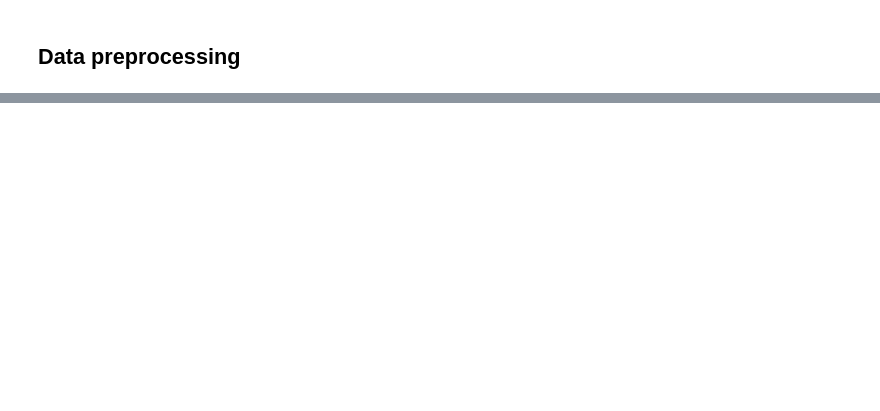
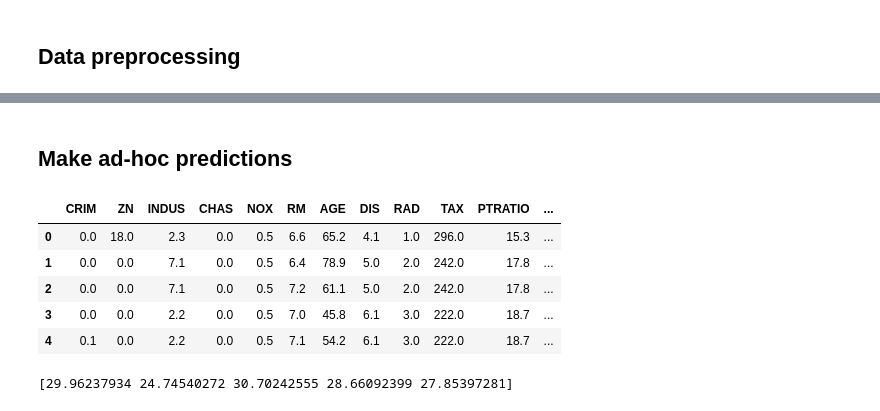
Before and after one commit to shadowboxingskills/notebooks, a Jupyter notebook: Boston_housing_prices_regression.ipynb, the cells around one changed output, grey strips where cells are left out. Cells and saved outputs as stored; diff of their text form; code cells hidden in the pictures; blank space fills up the shorter version.

```diff
--- a/Boston_housing_prices_regression.ipynb
+++ b/Boston_housing_prices_regression.ipynb
@@ -111,0 +80,3 @@ plt.show()
+# %%
+X = df.drop('MEDV', axis=1)
+y = df['MEDV']
@@ -111,0 +149,20 @@ plt.show()
+# %% [markdown]
+## Make ad-hoc predictions
+# %%
+X[:5]
+# %% [output]
+|  | CRIM | ZN | INDUS | CHAS | NOX | RM | AGE | DIS | RAD | TAX | PTRATIO | ... |
+| 0 | 0.0 | 18.0 | 2.3 | 0.0 | 0.5 | 6.6 | 65.2 | 4.1 | 1.0 | 296.0 | 15.3 | ... |
+| 1 | 0.0 | 0.0 | 7.1 | 0.0 | 0.5 | 6.4 | 78.9 | 5.0 | 2.0 | 242.0 | 17.8 | ... |
+| 2 | 0.0 | 0.0 | 7.1 | 0.0 | 0.5 | 7.2 | 61.1 | 5.0 | 2.0 | 242.0 | 17.8 | ... |
+| 3 | 0.0 | 0.0 | 2.2 | 0.0 | 0.5 | 7.0 | 45.8 | 6.1 | 3.0 | 222.0 | 18.7 | ... |
+| 4 | 0.1 | 0.0 | 2.2 | 0.0 | 0.5 | 7.1 | 54.2 | 6.1 | 3.0 | 222.0 | 18.7 | ... |
+# %%
+X_input = X[:5]
+
+# Make predictions using the testing set
+y_pred = regressor.predict(X_input)
+
+print(y_pred)
+# %% [output]
+[29.96237934 24.74540272 30.70242555 28.66092399 27.85397281]
```
Also changed, not shown: parts of 22 cells of this notebook.
